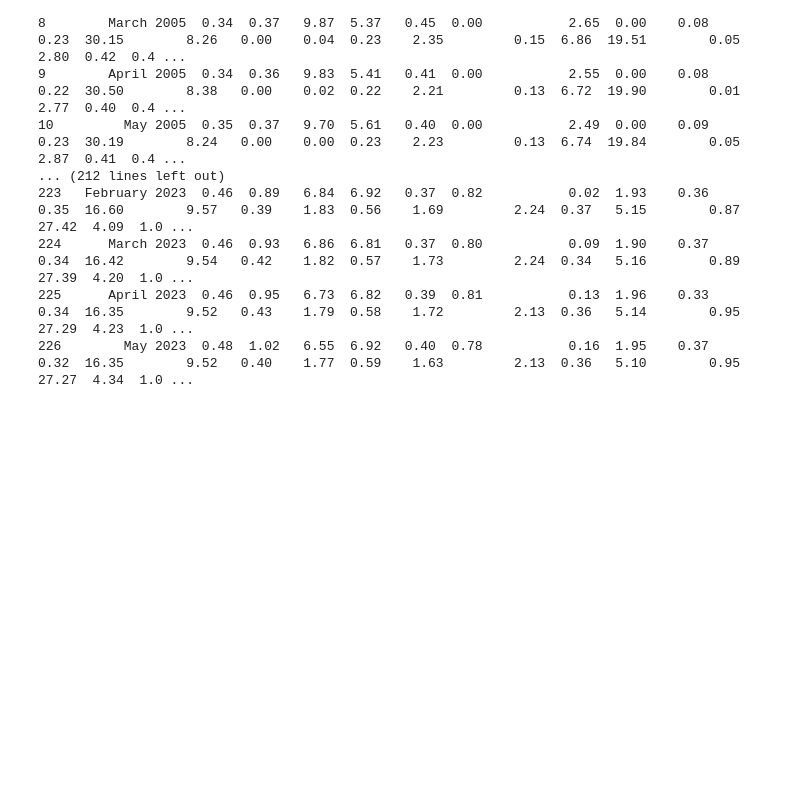
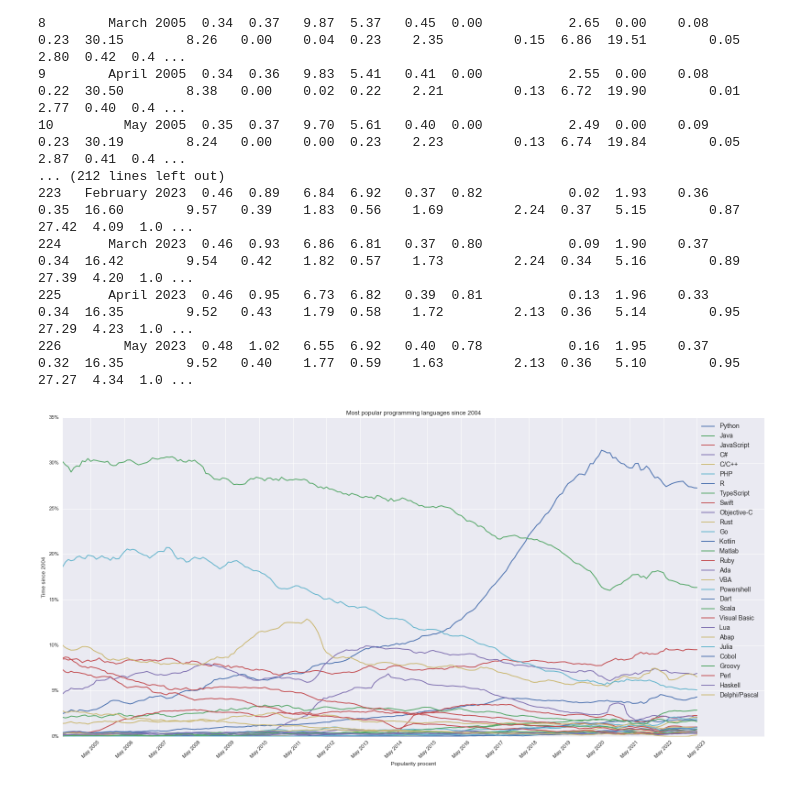
Before and after one commit to krzkro4122/uj-ml, a Jupyter notebook: ANALisis.ipynb, the cells around one changed output. Cells and saved outputs as stored; diff of their text form; code cells hidden in the pictures; blank space fills up the shorter version.

Commit message:
Loading the dataset and visualisation done

```diff
--- a/ANALisis.ipynb
+++ b/ANALisis.ipynb
@@ -29,0 +28,25 @@ import matplotlib.pyplot as plt
+# %%
+import matplotlib.pyplot as plt
+import pandas as pd
+
+def sort_by_columns(df: pd.DataFrame):
+    return df.set_index('Date').sort_values(by='May 2023', axis=1, ascending=False)
+
+def plot(df: pd.DataFrame, **kwargs) -> None:
+
+    df = sort_by_columns(df)
+    df_plot = df.plot(figsize=(20, 10), rot=45,
+        title="Most popular programming languages since 2004",
+        ylabel="Time since 2004",
+        xlabel="Popularity procent",
+        **kwargs)
+    df_plot.set_xticks(range(len(df.index))[10::12], df.index[10::12])
+    df_plot.set_yticklabels([f"{int(element)}%" for element in df_plot.get_yticks()])
+
+    plt.legend(df.columns, loc='best', prop={'size': 12.5})
+    plt.tight_layout()
+    plt.show()
+
+plot(dataset_df)
+# %% [output]
+[figure, added]
```
Also changed, not shown: parts of 1 cell of this notebook.
